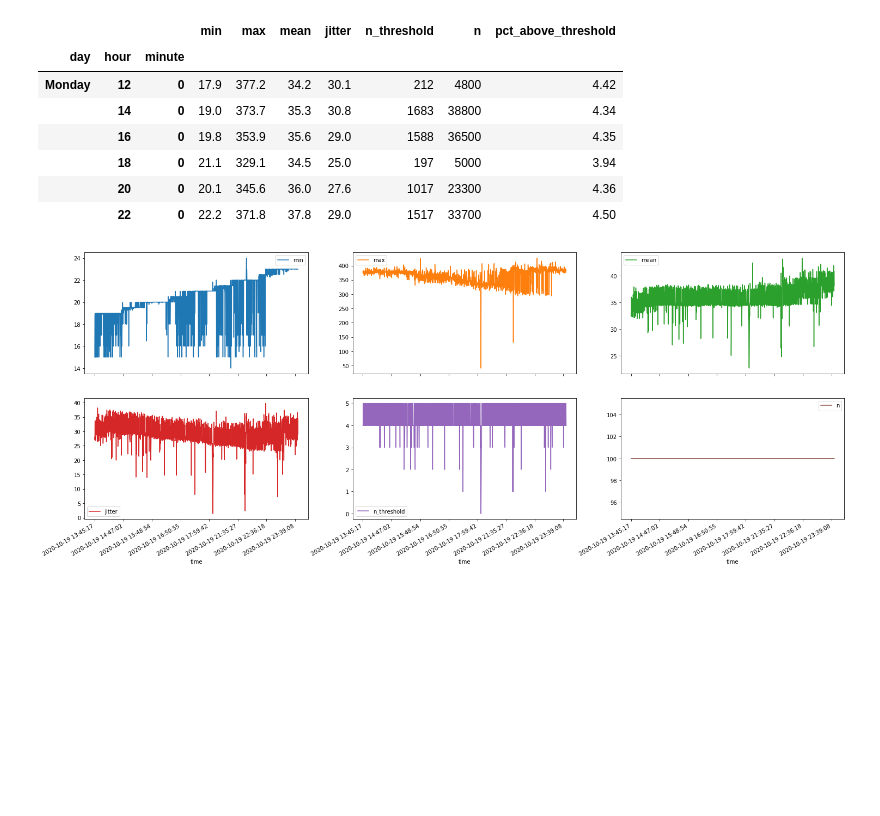
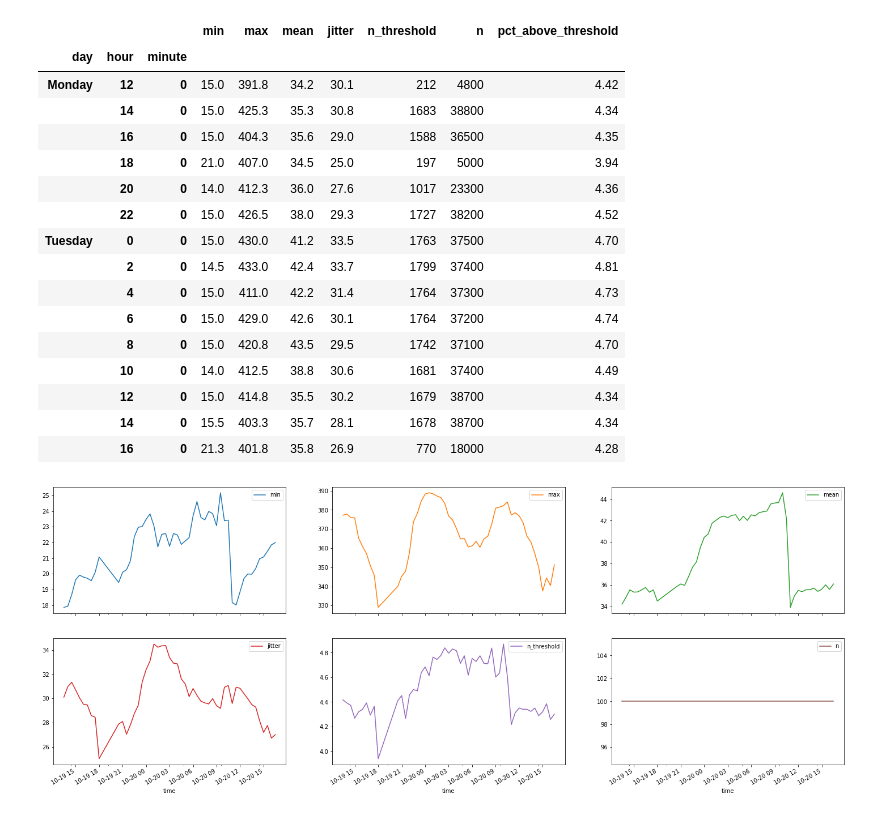
Before and after one commit to moondonuts/League-Ping, a Jupyter notebook: League_Ping_Reader.ipynb, the cells around one changed output. Cells and saved outputs as stored; diff of their text form; code cells hidden in the pictures; blank space fills up the shorter version.

```diff
--- a/League_Ping_Reader.ipynb
+++ b/League_Ping_Reader.ipynb
@@ -7,36 +7,47 @@ freq = "2H"
 # %%
 ping_data = pd.read_csv(
     "league_ping_data.csv",
     header=None,
     names=["time", "min", "max", "mean", "jitter", "n_threshold", "n"],
     index_col="time",
 )
-ping_data.plot(subplots=True, figsize=(25, 10), layout=(2, 3))
+ping_data.groupby(
+    by=[pd.DatetimeIndex(ping_data.index).floor("30 min").rename("time"),]
+).mean().plot(subplots=True, figsize=(25, 10), layout=(2, 3))
 summary_df = ping_data.groupby(
     by=[
         pd.DatetimeIndex(ping_data.index).floor(freq).day_name().rename("day"),
         pd.DatetimeIndex(ping_data.index).floor(freq).hour.rename("hour"),
         pd.DatetimeIndex(ping_data.index).floor(freq).minute.rename("minute"),
     ]
 ).agg(
     {
-        "min": "mean",
-        "max": "mean",
+        "min": "min",
+        "max": "max",
         "mean": "mean",
         "jitter": "mean",
         "n_threshold": "sum",
         "n": "sum",
     }
 )
 summary_df["pct_above_threshold"] = 100 * summary_df["n_threshold"] / summary_df["n"]
 summary_df.round({"min": 1, "max": 1, "mean": 1, "jitter": 1, "pct_above_threshold": 2})
 # %% [output]
 |  |  |  | min | max | mean | jitter | n_threshold | n | pct_above_threshold |
 | day | hour | minute |  |  |  |  |  |  |  |
-| Monday | 12 | 0 | 17.9 | 377.2 | 34.2 | 30.1 | 212 | 4800 | 4.42 |
-|  | 14 | 0 | 19.0 | 373.7 | 35.3 | 30.8 | 1683 | 38800 | 4.34 |
-|  | 16 | 0 | 19.8 | 353.9 | 35.6 | 29.0 | 1588 | 36500 | 4.35 |
-|  | 18 | 0 | 21.1 | 329.1 | 34.5 | 25.0 | 197 | 5000 | 3.94 |
-|  | 20 | 0 | 20.1 | 345.6 | 36.0 | 27.6 | 1017 | 23300 | 4.36 |
-|  | 22 | 0 | 22.2 | 371.8 | 37.8 | 29.0 | 1517 | 33700 | 4.50 |
+| Monday | 12 | 0 | 15.0 | 391.8 | 34.2 | 30.1 | 212 | 4800 | 4.42 |
+|  | 14 | 0 | 15.0 | 425.3 | 35.3 | 30.8 | 1683 | 38800 | 4.34 |
+|  | 16 | 0 | 15.0 | 404.3 | 35.6 | 29.0 | 1588 | 36500 | 4.35 |
+|  | 18 | 0 | 21.0 | 407.0 | 34.5 | 25.0 | 197 | 5000 | 3.94 |
+|  | 20 | 0 | 14.0 | 412.3 | 36.0 | 27.6 | 1017 | 23300 | 4.36 |
+|  | 22 | 0 | 15.0 | 426.5 | 38.0 | 29.3 | 1727 | 38200 | 4.52 |
+| Tuesday | 0 | 0 | 15.0 | 430.0 | 41.2 | 33.5 | 1763 | 37500 | 4.70 |
+|  | 2 | 0 | 14.5 | 433.0 | 42.4 | 33.7 | 1799 | 37400 | 4.81 |
+|  | 4 | 0 | 15.0 | 411.0 | 42.2 | 31.4 | 1764 | 37300 | 4.73 |
+|  | 6 | 0 | 15.0 | 429.0 | 42.6 | 30.1 | 1764 | 37200 | 4.74 |
+|  | 8 | 0 | 15.0 | 420.8 | 43.5 | 29.5 | 1742 | 37100 | 4.70 |
+|  | 10 | 0 | 14.0 | 412.5 | 38.8 | 30.6 | 1681 | 37400 | 4.49 |
+|  | 12 | 0 | 15.0 | 414.8 | 35.5 | 30.2 | 1679 | 38700 | 4.34 |
+|  | 14 | 0 | 15.5 | 403.3 | 35.7 | 28.1 | 1678 | 38700 | 4.34 |
+|  | 16 | 0 | 21.3 | 401.8 | 35.8 | 26.9 | 770 | 18000 | 4.28 |
-[figure, old version]
+[figure, new version]
```
Also changed, not shown: 2 other files.
